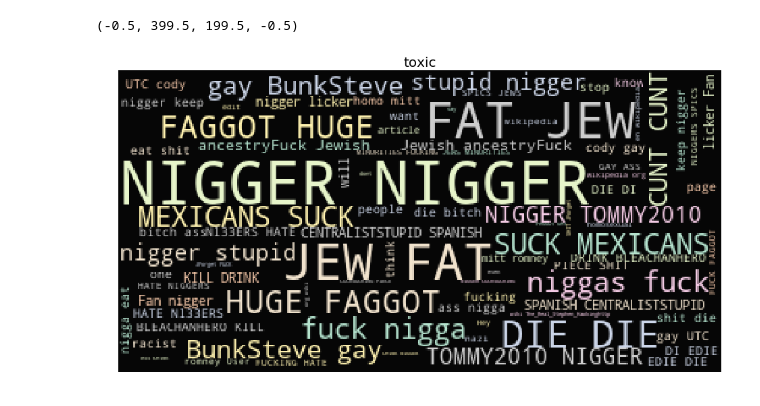
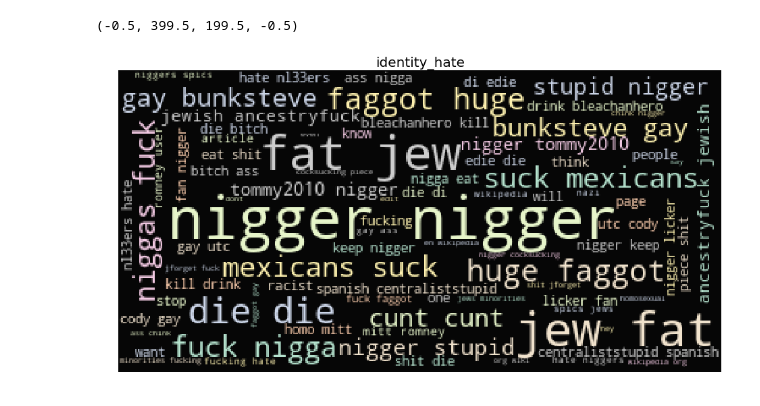
Before and after one commit to skuehn1988/TextMining, a Jupyter notebook: wordcloud.ipynb, the cells around one changed output. Saved outputs shown, nothing was run; the diff lists cells and outputs as text; code cells hidden in the pictures.

```diff
--- a/wordcloud.ipynb
+++ b/wordcloud.ipynb
@@ -46,13 +42,18 @@ NameError: name 'WordCloud' is not defined
 # %%
 hate = train[train.identity_hate== 1]["comment_text"].values
+# %%
+lowHate = []
+for sentence in hate:
+    sentence = sentence.lower()
+    lowHate.append(sentence)
 # %%
 plt.figure(figsize=(16,13))
-wc = WordCloud(background_color="black", max_words=100, stopwords=STOPWORDS, max_font_size= 40)
-wc.generate(" ".join(hate))
-plt.title("toxic", fontsize=20)
+wc = WordCloud(background_color="black", max_words=20000, stopwords=STOPWORDS, max_font_size= 40)
+wc.generate(" ".join(lowHate))
+plt.title("identity_hate", fontsize=20)
 # plt.imshow(wc.recolor( colormap= 'Pastel1_r' , random_state=17), alpha=0.98)
 plt.imshow(wc.recolor( colormap= 'Pastel2' , random_state=17), alpha=0.98)
 plt.axis('off')
 # %% [output]
 (-0.5, 399.5, 199.5, -0.5)
-[figure, old version]
+[figure, new version]
```
Also changed, not shown: parts of 4 cells of this notebook.
